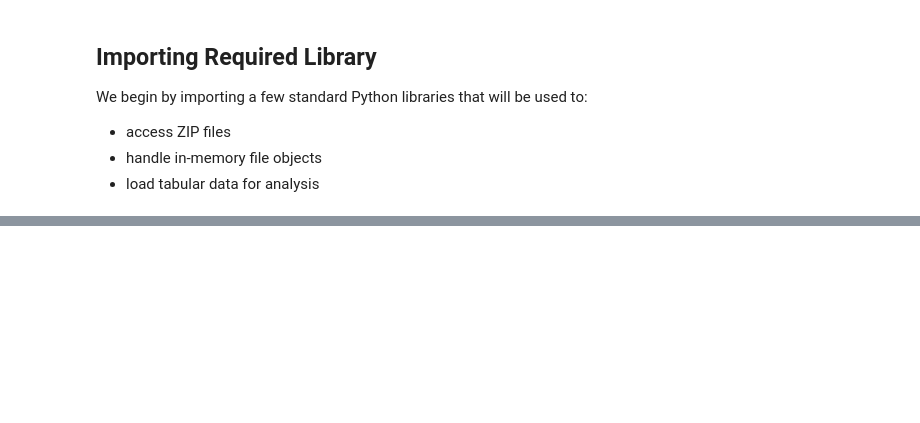
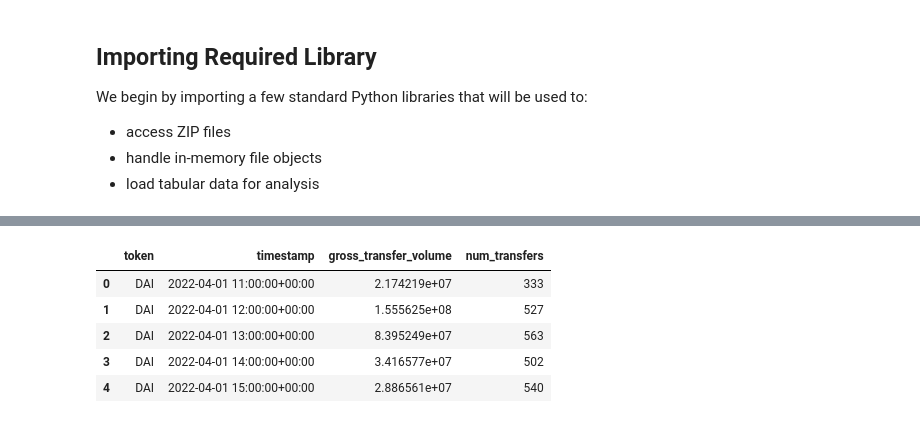
Before and after one commit to dextertan89/Dab-a-thon, a Jupyter notebook: notebooks/01_explore_terra.ipynb, the cells around one changed output, grey strips where cells are left out. Drawn from its saved outputs; the diff is of its cells as text; code cells hidden in the pictures; blank space fills up the shorter version.

```diff
--- a/notebooks/01_explore_terra.ipynb
+++ b/notebooks/01_explore_terra.ipynb
@@ -20,0 +74,4 @@ FileNotFoundError: [Errno 2] No such file or directory: 'data/raw/terra/ERC20-st
+# %%
+df["timestamp"] = pd.to_datetime(df["time_stamp"], unit="s", errors="coerce", utc=True)
+
+df[["time_stamp", "timestamp"]].head(3), (df["timestamp"].min(), df["timestamp"].max())
@@ -20,0 +100,11 @@ FileNotFoundError: [Errno 2] No such file or directory: 'data/raw/terra/ERC20-st
+# %%
+contract_to_token = {
+    "0x6b175474e89094c44da98b954eedeac495271d0f": "DAI",
+    "0x8e870d67f660d95d5be530380d0ec0bd388289e1": "PAX",
+    "0xa0b86991c6218b36c1d19d4a2e9eb0ce3606eb48": "USDC",
+    "0xdac17f958d2ee523a2206206994597c13d831ec7": "USDT",
+    "0xa47c8bf37f92abed4a126bda807a7b7498661acd": "USTC",
+    "0xd2877702675e6ceb975b4a1dff9fb7baf4c91ea9": "WLUNA",
+}
+
+df["token"] = df["contract_address"].map(contract_to_token)
@@ -20,0 +123,20 @@ FileNotFoundError: [Errno 2] No such file or directory: 'data/raw/terra/ERC20-st
+# %%
+df_small = df.dropna(subset=["timestamp", "token", "value"]).copy()
+
+hourly_by_contract = (
+    df_small.set_index("timestamp")
+            .groupby("token")
+            .resample("1H")
+            .agg(gross_transfer_volume=("value", "sum"),
+                 num_transfers=("value", "size"))
+            .reset_index()
+)
+
+hourly_by_contract.head()
+# %% [output]
+|  | token | timestamp | gross_transfer_volume | num_transfers |
+| 0 | DAI | 2022-04-01 11:00:00+00:00 | 2.174219e+07 | 333 |
+| 1 | DAI | 2022-04-01 12:00:00+00:00 | 1.555625e+08 | 527 |
+| 2 | DAI | 2022-04-01 13:00:00+00:00 | 8.395249e+07 | 563 |
+| 3 | DAI | 2022-04-01 14:00:00+00:00 | 3.416577e+07 | 502 |
+| 4 | DAI | 2022-04-01 15:00:00+00:00 | 2.886561e+07 | 540 |
```
Also changed, not shown: parts of 15 cells of this notebook, 5 other files.
